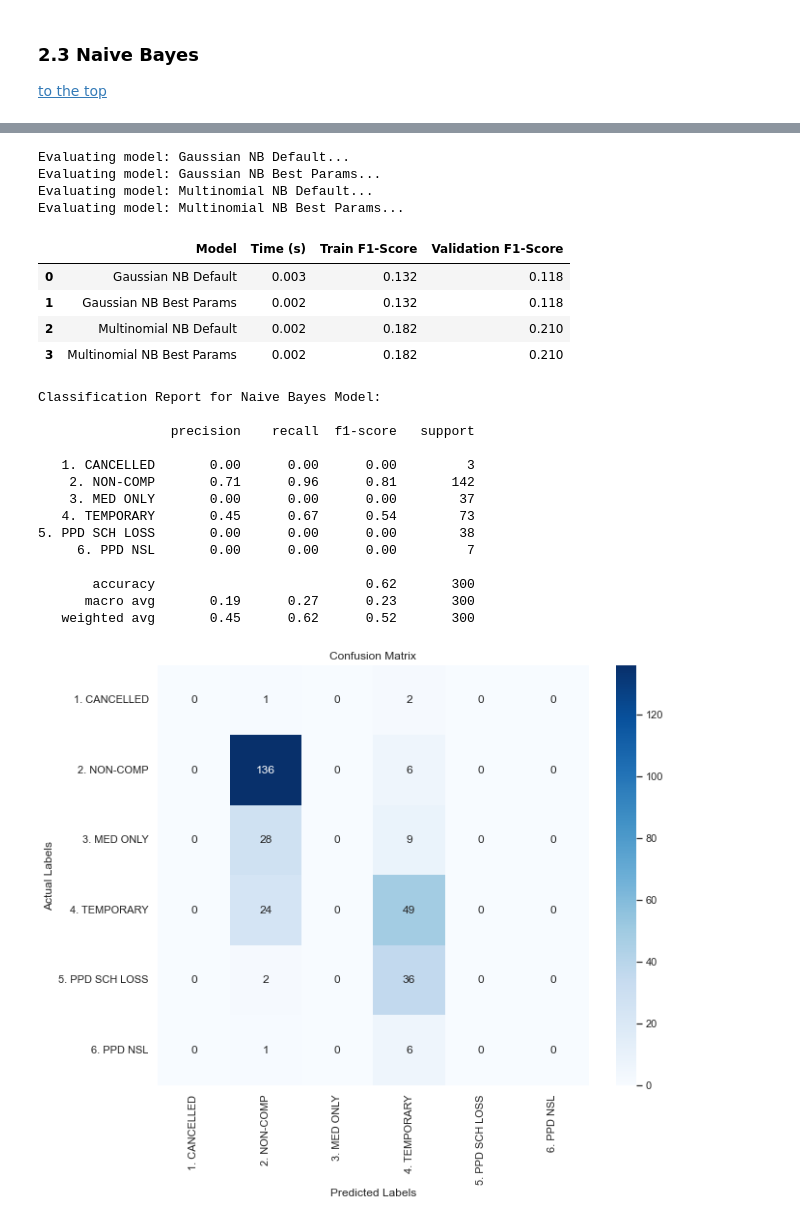
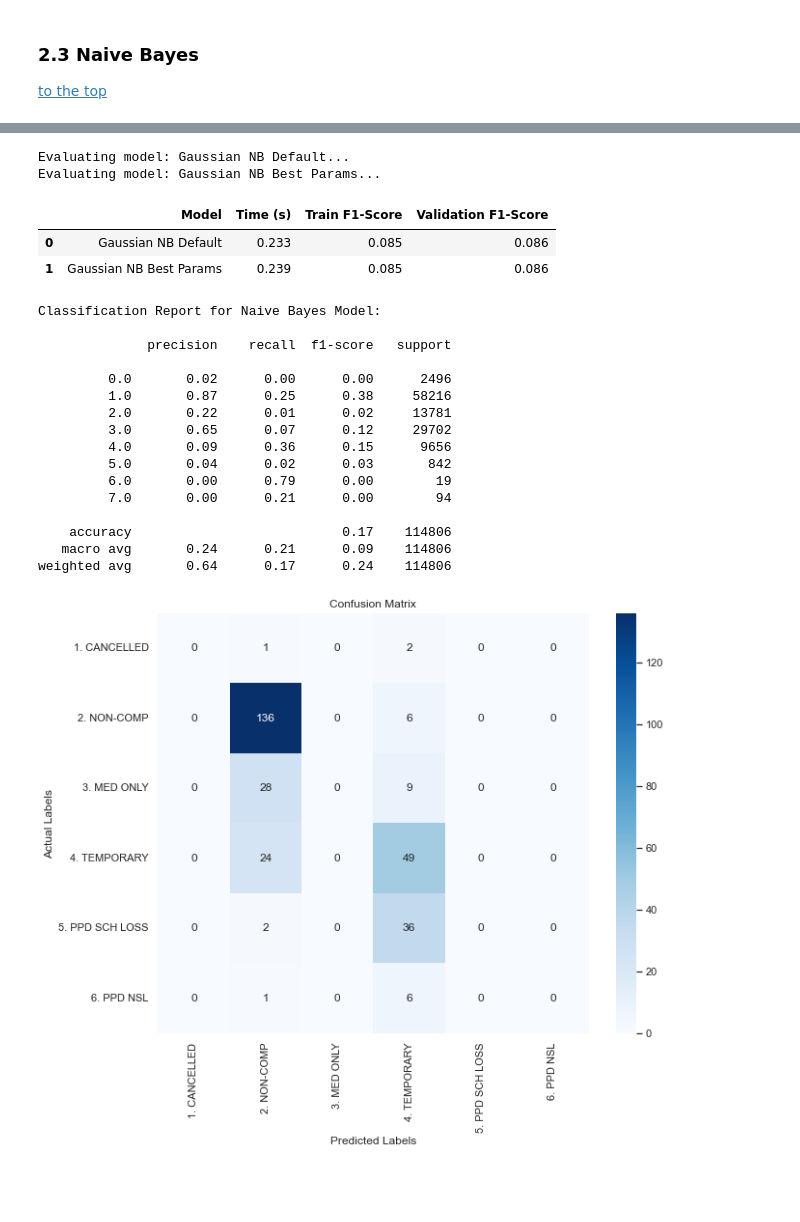
Before and after one commit to LenaHermann/ML_Project_Group52, a Jupyter notebook: 04_Model_and_Assessment_g52.ipynb, the cells around one changed output, grey strips where cells are left out. Cells and saved outputs as stored; diff of their text form; code cells hidden in the pictures; blank space fills up the shorter version.

```diff
--- a/04_Model_and_Assessment_g52.ipynb
+++ b/04_Model_and_Assessment_g52.ipynb
@@ -543,53 +505,47 @@ MultinomialNB(alpha=0.01)
 # %%
 models_nb = [
     ("Gaussian NB Default", model_gauss_nb_default),
-    ("Gaussian NB Best Params", model_gauss_nb),
-    ("Multinomial NB Default", model_multi_nb_default),
-    ("Multinomial NB Best Params", model_multi_nb)
+    ("Gaussian NB Best Params", model_gauss_nb)
 ]
 # %%
 # Train and evaluate on validation set
-results_nb = compare_results(models_nb, X_train_df_encode, X_val_df_encode, y_train_df_encode, y_val_df_encode)
+results_nb = compare_results(models_nb, X_train, X_val, y_train, y_val)
 results_nb
 # %% [output]
 Evaluating model: Gaussian NB Default...
 Evaluating model: Gaussian NB Best Params...
-Evaluating model: Multinomial NB Default...
-Evaluating model: Multinomial NB Best Params...
 |  | Model | Time (s) | Train F1-Score | Validation F1-Score |
-| 0 | Gaussian NB Default | 0.003 | 0.132 | 0.118 |
-| 1 | Gaussian NB Best Params | 0.002 | 0.132 | 0.118 |
-| 2 | Multinomial NB Default | 0.002 | 0.182 | 0.210 |
-| 3 | Multinomial NB Best Params | 0.002 | 0.182 | 0.210 |
+| 0 | Gaussian NB Default | 0.233 | 0.085 | 0.086 |
+| 1 | Gaussian NB Best Params | 0.239 | 0.085 | 0.086 |
 # %%
 # Evaluate on the test set
-y_test_pred_nb = model_multi_nb.predict(X_test_df_encode)
+y_test_pred_nb = model_gauss_nb_default.predict(X_test)
 
-# Decode predictions
-y_test_pred_decoded_nb = target_encoder.inverse_transform(y_test_pred_nb)
 
 # Calculate and save the F1 macro score on test for the best parameter model
-test_f1_nb_best = round(f1_score(y_test, y_test_pred_decoded_nb, average='macro'), 3)
+test_f1_nb_best = round(f1_score(y_test, y_test_pred_nb, average='macro'), 3)
 results_nb_best = results_nb[results_nb["Model"].str.contains("Multinomial NB Best Params")].copy()
 results_nb_best["Test F1-Score"] = test_f1_nb_best
 
 # Classification report with the original labels
-classification_report_print(y_test, y_test_pred_decoded_nb, 'Naive Bayes Model')
+classification_report_print(y_test, y_test_pred_nb, 'Naive Bayes Model')
 # %% [output]
 Classification Report for Naive Bayes Model:
 
-                 precision    recall  f1-score   support
+              precision    recall  f1-score   support
 
-   1. CANCELLED       0.00      0.00      0.00         3
-    2. NON-COMP       0.71      0.96      0.81       142
-    3. MED ONLY       0.00      0.00      0.00        37
-   4. TEMPORARY       0.45      0.67      0.54        73
-5. PPD SCH LOSS       0.00      0.00      0.00        38
-     6. PPD NSL       0.00      0.00      0.00         7
+         0.0       0.02      0.00      0.00      2496
+         1.0       0.87      0.25      0.38     58216
+         2.0       0.22      0.01      0.02     13781
+         3.0       0.65      0.07      0.12     29702
+         4.0       0.09      0.36      0.15      9656
+         5.0       0.04      0.02      0.03       842
+         6.0       0.00      0.79      0.00        19
+         7.0       0.00      0.21      0.00        94
 
-       accuracy                           0.62       300
-      macro avg       0.19      0.27      0.23       300
-   weighted avg       0.45      0.62      0.52       300
+    accuracy                           0.17    114806
+   macro avg       0.24      0.21      0.09    114806
+weighted avg       0.64      0.17      0.24    114806
 # %%
 # Plot confusion matrix for test data
 labels=target_encoder.classes_
```
Also changed, not shown: parts of 31 cells of this notebook.
